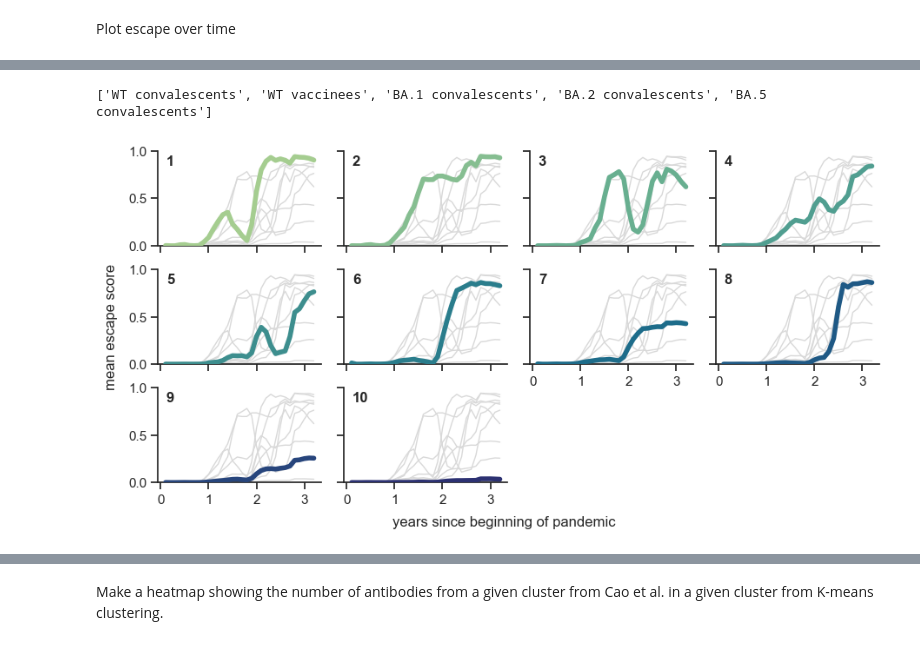
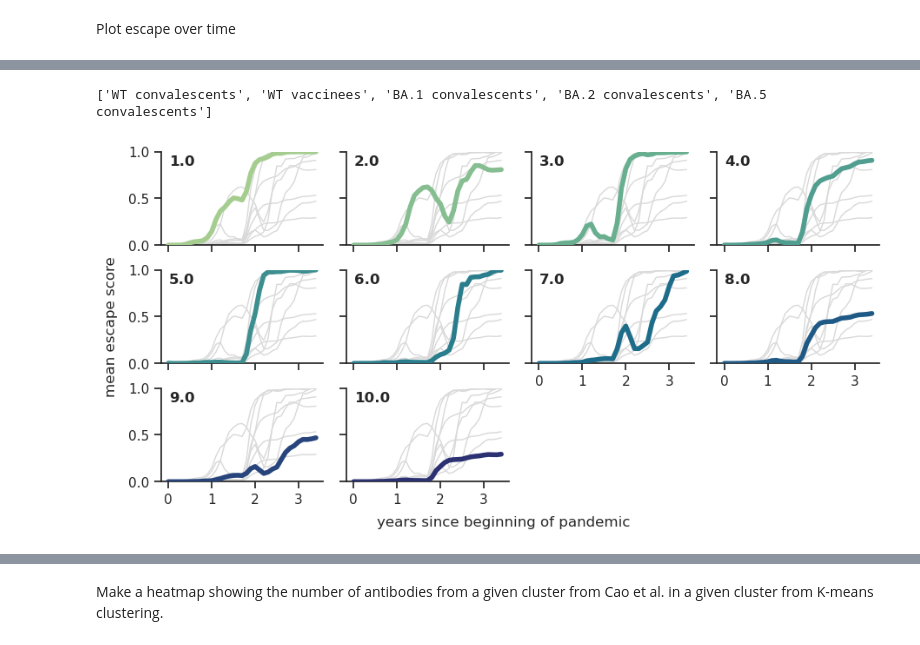
Before and after one commit to matsengrp/ncov-ab-escape, a Jupyter notebook: analysis_code_3K_HH2.ipynb, the cells around one changed output, grey strips where cells are left out. Saved outputs shown, nothing was run; the diff lists cells and outputs as text; code cells hidden in the pictures.

```diff
--- a/analysis_code_3K_HH2.ipynb
+++ b/analysis_code_3K_HH2.ipynb
@@ -33,7 +34,7 @@ imprinted_2022_abs = ab_source_df[
 # %% [markdown]
 Read in predicted escape scores
 # %%
-f = 'data/ncov_escape_scores/all_predictions.csv'
+f = '/fh/fast/matsen_e/shared/dmsa-pred/ncov-dmsa/results/cao_predictions/imprinted_2022_abs/escaped-clinically-approved-abs/all_predictions.csv'
 escape_df = pd.read_csv(f)
 escape_df.rename(columns={'group':'ab_group'}, inplace=True)
 escape_df['escape_score'].clip(upper=1.0, inplace=True)
@@ -357,22 +56,18 @@ Sort the clusters based on when they are escaped and add a column giving the clu
 # %%
-# Merge window data with cluster info
-clustered_window_data = window_data.merge(
-    pivot_df.reset_index()[['antibody', 'cluster']],
-    on='antibody'
-)
 
+clustered_window_data = pd.read_csv("Results/FinalResults/merged_data.csv")
 # Renumber clusters according to the cumulative sum
 # of escape scores over time
 data = clustered_window_data.groupby(['cluster', 'time']).mean(numeric_only=True).reset_index()
-data['wtd_escape_score'] = 1/data['time'] * data['escape_score']
-data_min_time = data[data['escape_score'] > 0.2].groupby('cluster').min().sort_values('escape_score', ascending=False)
+data['wtd_escape_score'] = 1/data['time'] * data['mean_escape']
+data_min_time = data[data['mean_escape'] > 0.2].groupby('cluster').min().sort_values('mean_escape', ascending=False)
 data_max_time = data.groupby('cluster')[['time']].max()
 data = data_min_time.merge(data_max_time, left_index=True, right_index=True, how='outer')
 data['time'] = data[['time_x', 'time_y']].min(axis=1)
 data.sort_values('time', ascending=True, inplace=True)
 data.reset_index(inplace=True)
 data.reset_index(names='sorted_cluster', inplace=True)
-data['sorted_cluster'] += 1
+data['sorted_cluster'] = data["cluster"]
 clustered_window_data = clustered_window_data.merge(
     data[['cluster', 'sorted_cluster']], on='cluster'
 )
@@ -489,7 +195,7 @@ total_escape_window_data = clustered_window_data.merge(
 
 # Compute weighted escape scores
 total_escape_window_data['wtd_escape_score'] = \
-    total_escape_window_data['escape_score'] * \
+    total_escape_window_data['mean_escape'] * \
         total_escape_window_data['IC50_weight']
 
 # Plot total escape over time
@@ -514,2 +220,9 @@ plt.show()
 # %% [markdown]
 Plot escape over time
+# %%
+#getting rid of the noise clusters defined in CompleteClustering notebook
+for index, row in clustered_window_data.iterrows():
+    if row['cluster'] == -1.0 or row['cluster'] == 100.0:
+        clustered_window_data.at[index, 'cluster'] = None
+        clustered_window_data.at[index, 'sorted_cluster'] = None
+clustered_window_data.head()
@@ -516,10 +236,13 @@ Plot escape over time
 # %%
 # Plot each antibody group's time series in its own facet
+
+#clusters here were sorted in a way that was though tto be interesting, so just change sorted_cluster to the column
+#in yout dataframe that has cluster numbers??  or change the name in yout dataframe to sorted_cluster for simplicity
 groupby_col = 'sorted_cluster' # 'ab_group' #
 data = clustered_window_data.groupby([groupby_col, 'time']).mean(numeric_only=True).reset_index()
 g = sns.relplot(
     data=data,
-    x="time", y="escape_score", col=groupby_col, hue=groupby_col,
+    x="time", y="mean_escape", col=groupby_col, hue=groupby_col,
     kind="line", palette="crest", # 'husl',
     linewidth=4, zorder=5,
     col_wrap=4, height=1.5, aspect=1.5,
@@ -546,37 +269,37 @@ for group, ax in g.axes_dict.items():
         else:
             data = clustered_window_data.groupby(groupby_cols).mean(numeric_only=True).reset_index()
         sns.lineplot(
-            data=data, x="time", y="escape_score", units=groupby_cols[0],
+            data=data, x="time", y="mean_escape", units=groupby_cols[0],
             estimator=None, color=".85", linewidth=1, ax=ax,
         )
 
     else:
         sources = [
             'WT convalescents', 'WT vaccinees',
             'BA.1 convalescents', 'BA.2 convalescents', 'BA.5 convalescents',
             #'SARS convalescents',
         ]
         data = total_escape_window_data[
             total_escape_window_data['source'].isin(sources)
         ].copy()
         data = data.groupby('time')[['wtd_escape_score']].sum().reset_index()
         data['wtd_escape_score'] = data['wtd_escape_score'] / data['wtd_escape_score'].max()
         sns.lineplot(
             x='time', y='wtd_escape_score', data=data, ax=ax,
             color='0.25', #linewidth=4,
         )
 
     ax.set(yticks=[0,0.5,1], ylim=[0,1])
     ax.text(.05, .85, group, transform=ax.transAxes, fontweight="bold")
 
 # Tweak the supporting aspects of the plot
 print(sources)
 g.set_titles("")
 g.set_axis_labels("", "")
 g.fig.text(0.5, -0.01, 'years since beginning of pandemic', ha='center')
 g.fig.text(-0.01, 0.5, 'mean escape score', va='center', rotation='vertical')
 g.tight_layout(h_pad=0.01)
 plt.show()
 # %% [output]
 ['WT convalescents', 'WT vaccinees', 'BA.1 convalescents', 'BA.2 convalescents', 'BA.5 convalescents']
-[figure, old version]
+[figure, new version]
```
Also changed, not shown: parts of 79 cells of this notebook, 4 other files.
